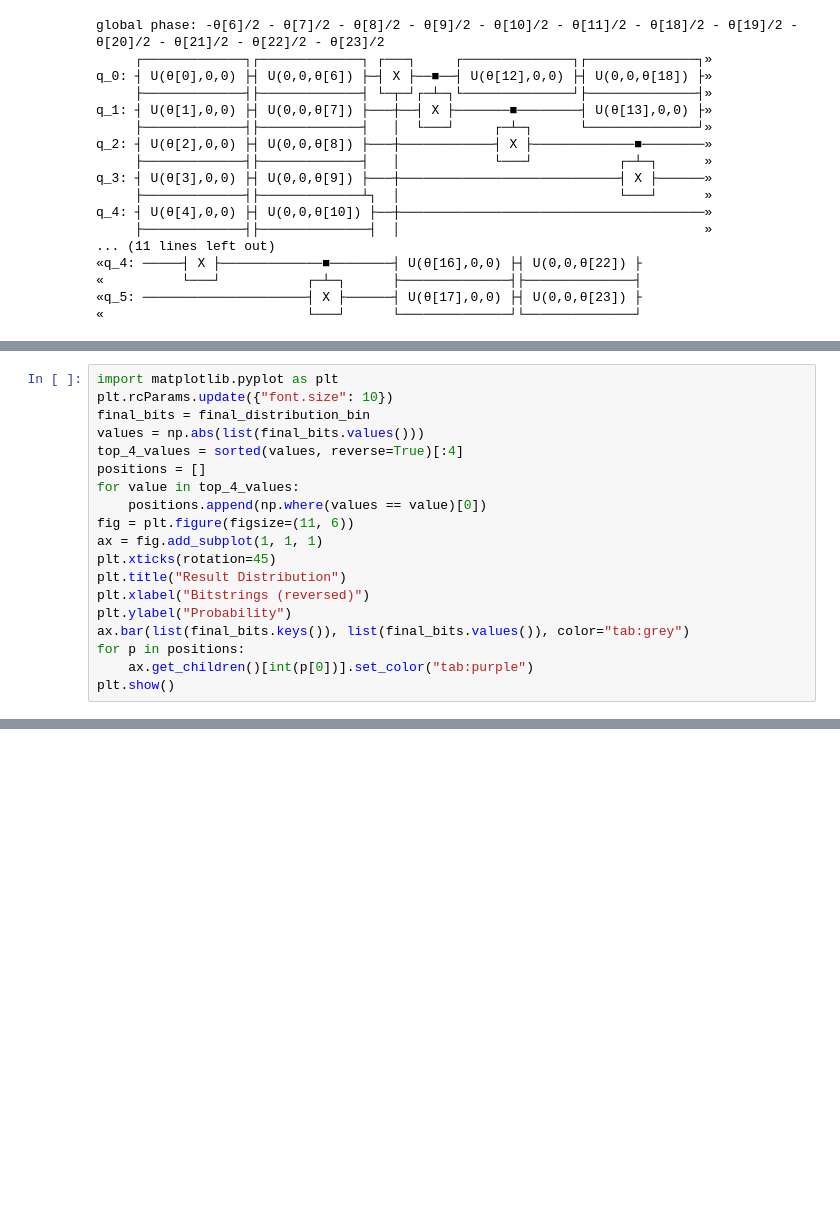
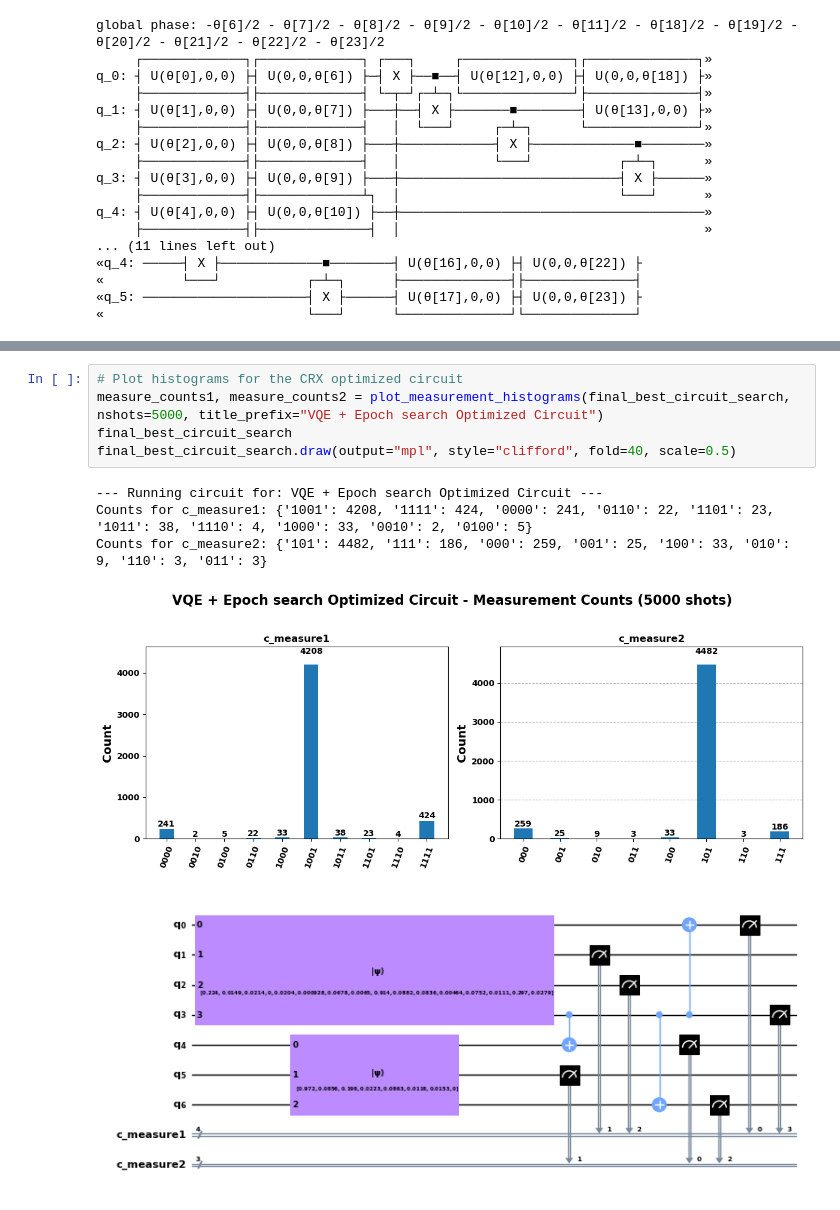
Before and after one commit to cailab-tamu/QuantumXCT, a Jupyter notebook: python/qSim_cell_chat_predict.ipynb, the cells around one changed output, grey strips where cells are left out. Drawn from its saved outputs; the diff is of its cells as text; blank space fills up the shorter version.

```diff
--- a/python/qSim_cell_chat_predict.ipynb
+++ b/python/qSim_cell_chat_predict.ipynb
@@ -1439,19 +857,0 @@ probabilities = [s.probability for s in qaoa_result.samples]
-# %%
-import matplotlib.pyplot as plt
-plt.rcParams.update({"font.size": 10})
-final_bits = final_distribution_bin
-values = np.abs(list(final_bits.values()))
-top_4_values = sorted(values, reverse=True)[:4]
-positions = []
-for value in top_4_values:
-    positions.append(np.where(values == value)[0])
-fig = plt.figure(figsize=(11, 6))
-ax = fig.add_subplot(1, 1, 1)
-plt.xticks(rotation=45)
-plt.title("Result Distribution")
-plt.xlabel("Bitstrings (reversed)")
-plt.ylabel("Probability")
-ax.bar(list(final_bits.keys()), list(final_bits.values()), color="tab:grey")
-for p in positions:
-    ax.get_children()[int(p[0])].set_color("tab:purple")
-plt.show()
@@ -1560,0 +943,11 @@ print(sa_selected_cnots)
+# %%
+# Plot histograms for the CRX optimized circuit
+measure_counts1, measure_counts2 = plot_measurement_histograms(final_best_circuit_search, nshots=5000, title_prefix="VQE + Epoch search Optimized Circuit")
+final_best_circuit_search
+final_best_circuit_search.draw(output="mpl", style="clifford", fold=40, scale=0.5)
+# %% [output]
+--- Running circuit for: VQE + Epoch search Optimized Circuit ---
+Counts for c_measure1: {'1001': 4208, '1111': 424, '0000': 241, '0110': 22, '1101': 23, '1011': 38, '1110': 4, '1000': 33, '0010': 2, '0100': 5}
+Counts for c_measure2: {'101': 4482, '111': 186, '000': 259, '001': 25, '100': 33, '010': 9, '110': 3, '011': 3}
+[figure, added]
+[figure, added]
```
Also changed, not shown: parts of 32 cells of this notebook, 1 other file.
